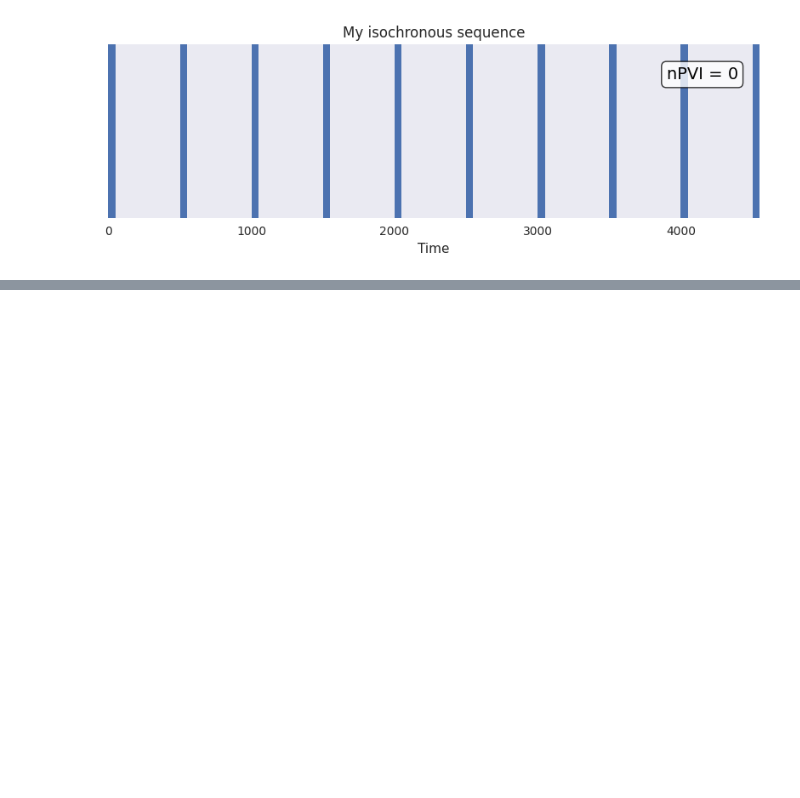
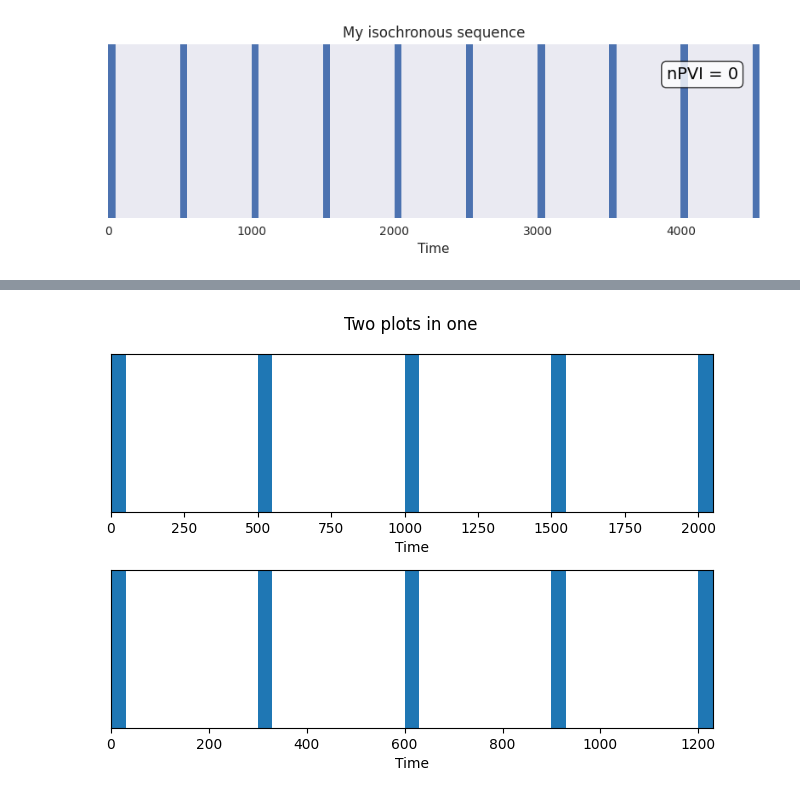
Before and after one commit to Jellevanderwerff/thebeat, a Jupyter notebook: docs/source/examples/snippets/plot_single_sequence.ipynb, the cells around one changed output, grey strips where cells are left out. Drawn from its saved outputs; the diff is of its cells as text; code cells hidden in the pictures; blank space fills up the shorter version.

```diff
--- a/docs/source/examples/snippets/plot_single_sequence.ipynb
+++ b/docs/source/examples/snippets/plot_single_sequence.ipynb
@@ -97,0 +104,20 @@ plt.show();
+# %%
+# Import matplotlib
+import matplotlib.pyplot as plt
+
+# Create initial Figure and Axes
+fig, axs = plt.subplots(nrows=2, ncols=1, tight_layout=True)
+
+# Create two sequences
+seq1 = Sequence.generate_isochronous(n=5, ioi=500)
+seq2 = Sequence.generate_isochronous(n=5, ioi=300)
+
+# Plot onto existing Axes objects
+seq1.plot_sequence(ax=axs[0])
+seq2.plot_sequence(ax=axs[1])
+
+# Add a title and show
+fig.suptitle('Two plots in one')
+fig.show()
+# %% [output]
+[figure, added]
```
Also changed, not shown: parts of 10 cells of this notebook, 34 other files.
